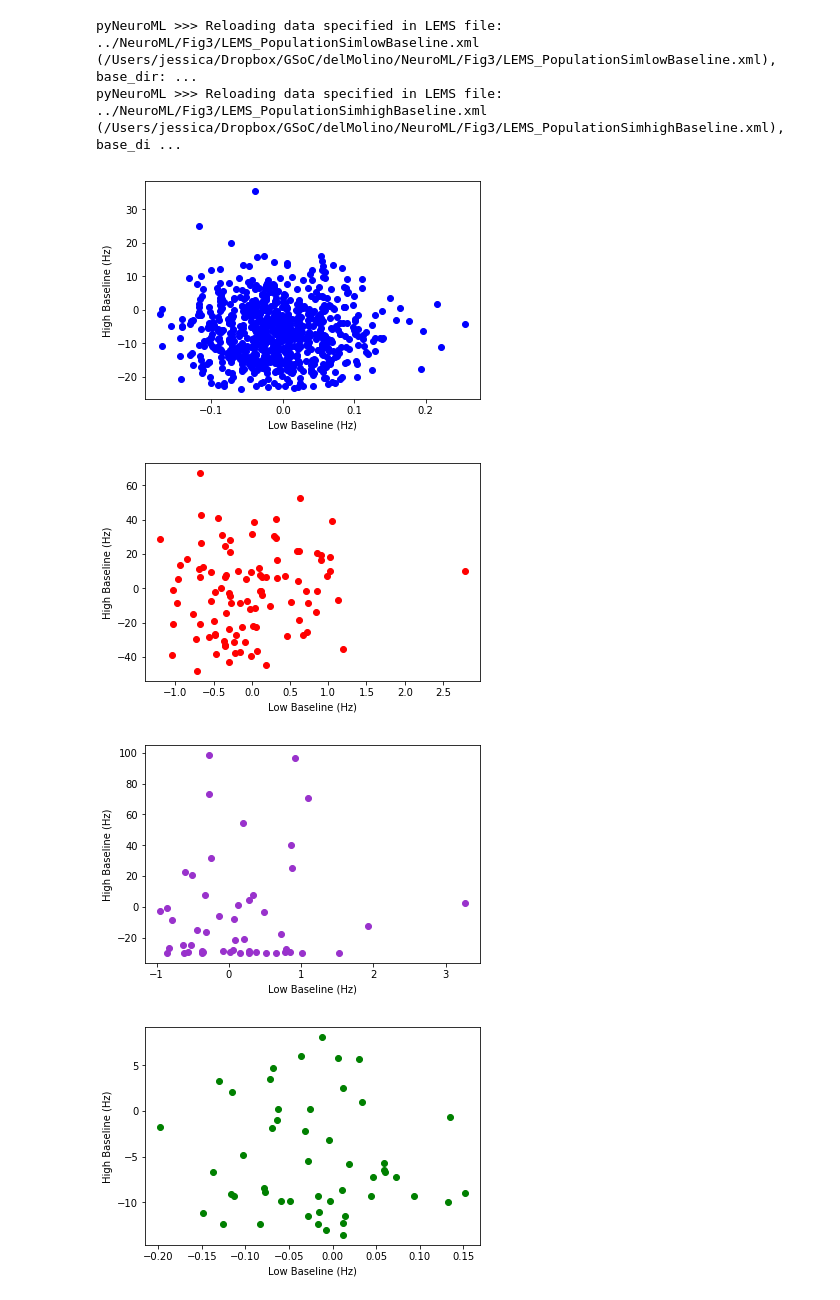
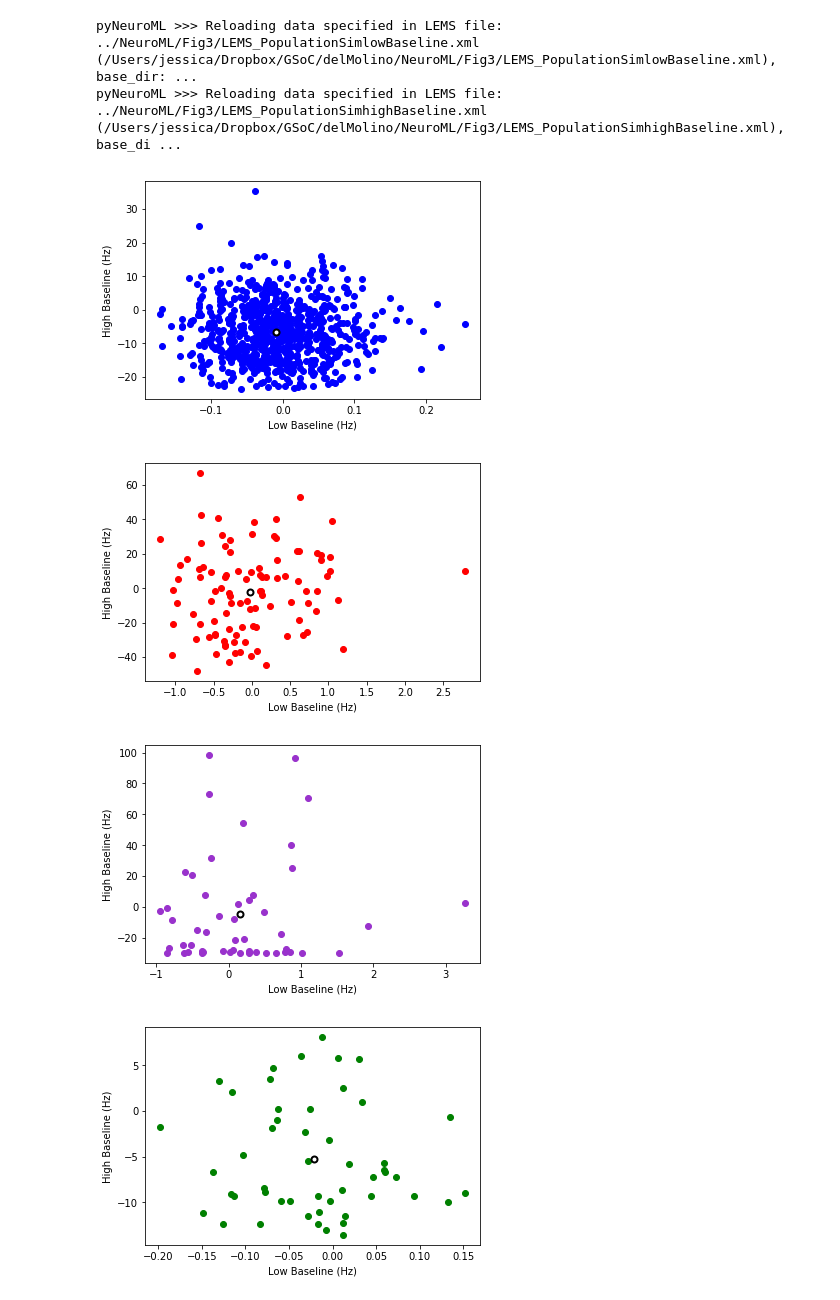
Before and after one commit to OpenSourceBrain/del-Molino2017, a Jupyter notebook: notebooks/Figures.ipynb, the cells around one changed output. Saved outputs shown, nothing was run; the diff lists cells and outputs as text; code cells hidden in the pictures.

Commit message:
Notebook: Add population average to the rate modulation

```diff
--- a/notebooks/Figures.ipynb
+++ b/notebooks/Figures.ipynb
@@ -130,7 +136,6 @@ from datetime import datetime
 lems_low_file = '../NeuroML/Fig3/LEMS_PopulationSimlowBaseline.xml'
 results_low = pynml.reload_saved_data(lems_low_file,
                       base_dir = '.',
-                      t_run = datetime(1900,1,1), # change me!
                       plot = False,
                       show_plot_already = False,
                       simulator = None,
@@ -141,7 +146,6 @@ results_low = pynml.reload_saved_data(lems_low_file,
 lems_high_file = '../NeuroML/Fig3/LEMS_PopulationSimhighBaseline.xml'
 results_high = pynml.reload_saved_data(lems_high_file,
                       base_dir = '.',
-                      t_run = datetime(1900,1,1), # change me!
                       plot = False,
                       show_plot_already = False,
                       simulator = None,
@@ -152,21 +156,29 @@ results_high = pynml.reload_saved_data(lems_high_file,
 pyNeuroML >>> Reloading data specified in LEMS file: ../NeuroML/Fig3/LEMS_PopulationSimlowBaseline.xml (/Users/jessica/Dropbox/GSoC/delMolino/NeuroML/Fig3/LEMS_PopulationSimlowBaseline.xml), base_dir: ...
 pyNeuroML >>> Reloading data specified in LEMS file: ../NeuroML/Fig3/LEMS_PopulationSimhighBaseline.xml (/Users/jessica/Dropbox/GSoC/delMolino/NeuroML/Fig3/LEMS_PopulationSimhighBaseline.xml), base_di ...
 # %%
-import pdb
 n_pops = [800, 100, 50, 50]
 units = ['exc', 'pv', 'sst', 'vip']
-population_idx = 0
+
 for pop_idx, pop in enumerate(units):
+    avg_pop_high = 0
+    avg_pop_low = 0
+    pop_high = []
+    pop_low = []
     plt.figure()
     plt.xlabel('Low Baseline (Hz)')
     plt.ylabel('High Baseline (Hz)')
     for n_pop in range(n_pops[pop_idx]):
         pop_unit = '%sPop/%d/%s/r' %(pop, n_pop, pop.upper())
-        plt.plot(results_low[pop_unit][100] - results_low[pop_unit][0],
-                 results_high[pop_unit][100] - results_high[pop_unit][0] ,
-                 'o', color=colours[pop_idx])
+        rate_modulation_low = results_low[pop_unit][99] - results_low[pop_unit][0]
+        rate_modulation_high = results_high[pop_unit][99] - results_high[pop_unit][0]
+        plt.plot(rate_modulation_low, rate_modulation_high, 'o', color=colours[pop_idx], zorder=1)
+        avg_pop_low =+ rate_modulation_low
+        avg_pop_high =+ rate_modulation_high
+        pop_low.append(rate_modulation_low)
+        pop_high.append(rate_modulation_high)
+    plt.scatter(np.mean(pop_low), np.mean(pop_high), marker='o', c='w', edgecolors='k', linewidths=2, zorder=2)
 # %% [output]
-[figure, old version]
+[figure, new version]
-[figure, old version]
+[figure, new version]
-[figure, old version]
+[figure, new version]
-[figure, old version]
+[figure, new version]
```
Also changed, not shown: parts of 4 cells of this notebook.
